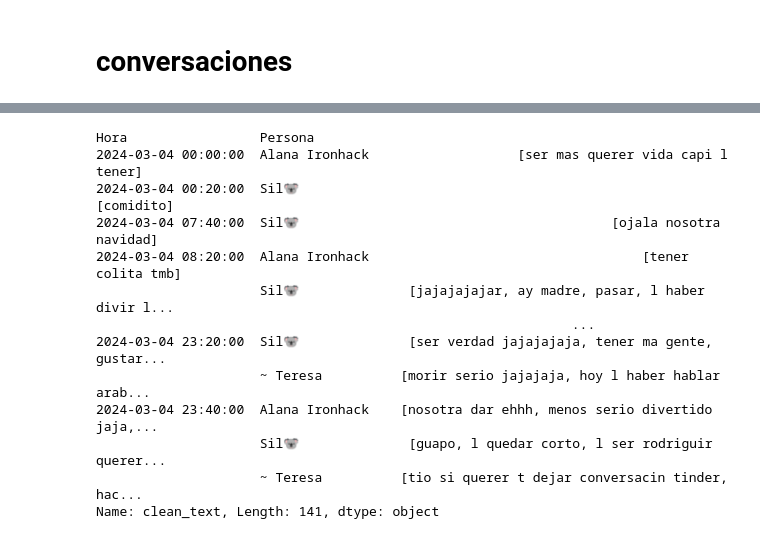
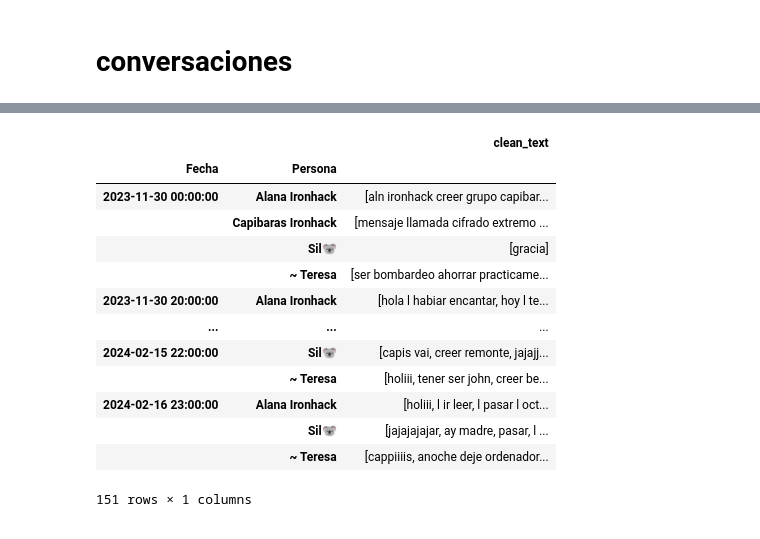
Before and after one commit to SilviaAlconGarrido/project_final, a Jupyter notebook: notebook/conversaciones_capi_chat.ipynb, the cells around one changed output, grey strips where cells are left out. Cells and saved outputs as stored; diff of their text form; code cells hidden in the pictures.

```diff
--- a/notebook/conversaciones_capi_chat.ipynb
+++ b/notebook/conversaciones_capi_chat.ipynb
@@ -56,32 +65,39 @@ menos aqui salir haber ir juancho
 # %%
-# Convertir la columna 'Hora' a tipo datetime
-df['Hora'] = pd.to_datetime(df['Hora'])
+def dividir_y_agrupar_por_tiempo(df, intervalo_tiempo):
+    # Convierte la columna de fechas a tipo datetime si no lo está
+    df['Fecha'] = pd.to_datetime(df['Fecha'])
 
-# Definir el intervalo de tiempo para agrupar las conversaciones
-intervalo_tiempo = '20T'  # Intervalo de 10 minutos
+    # Agrupa el DataFrame por el intervalo de tiempo deseado y la columna de conversación
+    grupos = df.groupby([pd.Grouper(key='Fecha', freq=intervalo_tiempo), 'Persona'])['clean_text'].apply(list)
 
-# Agrupar las conversaciones por intervalo de tiempo y persona y obtener una lista de mensajes
-conversaciones_agrupadas = df.groupby([pd.Grouper(key='Hora', freq=intervalo_tiempo), 'Persona'])['clean_text'].agg(list)
-conversaciones_agrupadas
-# Convertir la serie resultante en un DataFrame
-#df_conversaciones = conversaciones_agrupadas.reset_index()
+    # Devuelve el DataFrame original junto con la agrupación por conversación
+    return grupos
 
-# Renombrar la columna de mensajes agrupados
-#df_conversaciones = df_conversaciones.rename(columns={'Mensaje': 'Conversacion'})
 
-# Imprimir el DataFrame resultante
-#df_conversaciones.head(10)
+# intervalo_tiempo puede ser 'D' para días, 'H' para horas, 'M' para minutos, etc.
+
+#df, conversaciones_agrupadas = dividir_y_agrupar_por_tiempo(df, 'D')
+a = dividir_y_agrupar_por_tiempo(df, '5H')
+#pd.set_option("max_colwidth", None)
+#a.to_frame()
+a = pd.DataFrame(a)
+a
+# Ahora tienes tu DataFrame original df y un objeto conversaciones_agrupadas que contiene las conversaciones agrupadas por día
+# Puedes acceder a las conversaciones agrupadas de la siguiente manera:
+#df_final = conversaciones_agrupadas.reset_index()
+#df_final
 # %% [output]
+|  |  | clean_text |
+| Fecha | Persona |  |
+| 2023-11-30 00:00:00 | Alana Ironhack | [aln ironhack creer grupo capibar... |
+|  | Capibaras Ironhack | [mensaje llamada cifrado extremo ... |
+|  | Sil🐨 | [gracia] |
+|  | ~ Teresa | [ser bombardeo ahorrar practicame... |
+| 2023-11-30 20:00:00 | Alana Ironhack | [hola l habiar encantar, hoy l te... |
+| ... | ... | ... |
+| 2024-02-15 22:00:00 | Sil🐨 | [capis vai, creer remonte, jajajj... |
+|  | ~ Teresa | [holiii, tener ser john, creer be... |
+| 2024-02-16 23:00:00 | Alana Ironhack | [holiii, l ir leer, l pasar l oct... |
+|  | Sil🐨 | [jajajajajar, ay madre, pasar, l ... |
+|  | ~ Teresa | [cappiiiis, anoche deje ordenador... |
-Hora                 Persona
-2024-03-04 00:00:00  Alana Ironhack                   [ser mas querer vida capi l tener]
-2024-03-04 00:20:00  Sil🐨                                                     [comidito]
-2024-03-04 07:40:00  Sil🐨                                        [ojala nosotra navidad]
-2024-03-04 08:20:00  Alana Ironhack                                   [tener colita tmb]
-                     Sil🐨              [jajajajajar, ay madre, pasar, l haber divir l...
-                                                             ...
-2024-03-04 23:20:00  Sil🐨              [ser verdad jajajajaja, tener ma gente, gustar...
-                     ~ Teresa          [morir serio jajajaja, hoy l haber hablar arab...
-2024-03-04 23:40:00  Alana Ironhack    [nosotra dar ehhh, menos serio divertido jaja,...
-                     Sil🐨              [guapo, l quedar corto, l ser rodriguir querer...
-                     ~ Teresa          [tio si querer t dejar conversacin tinder, hac...
-Name: clean_text, Length: 141, dtype: object
+151 rows × 1 columns
```
Also changed, not shown: parts of 6 cells of this notebook, 15 other files.
